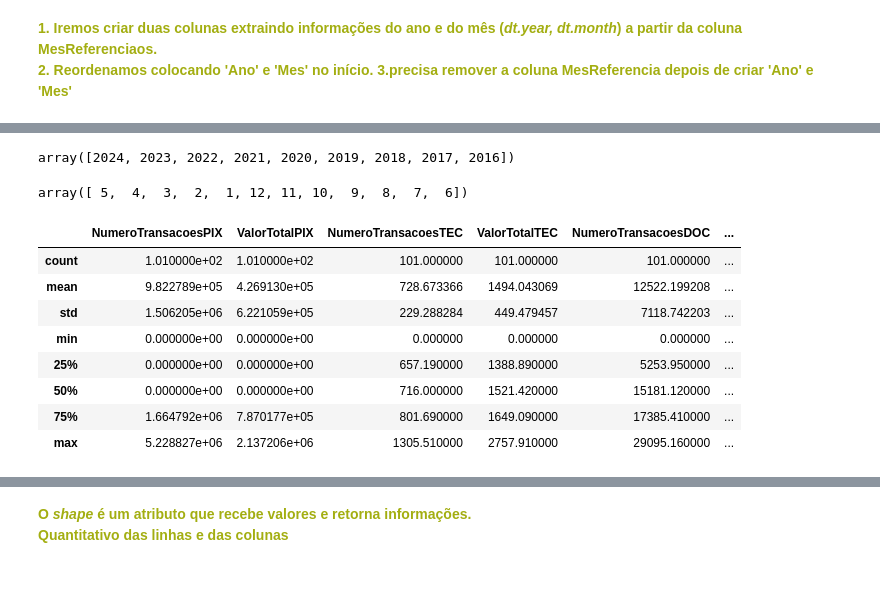
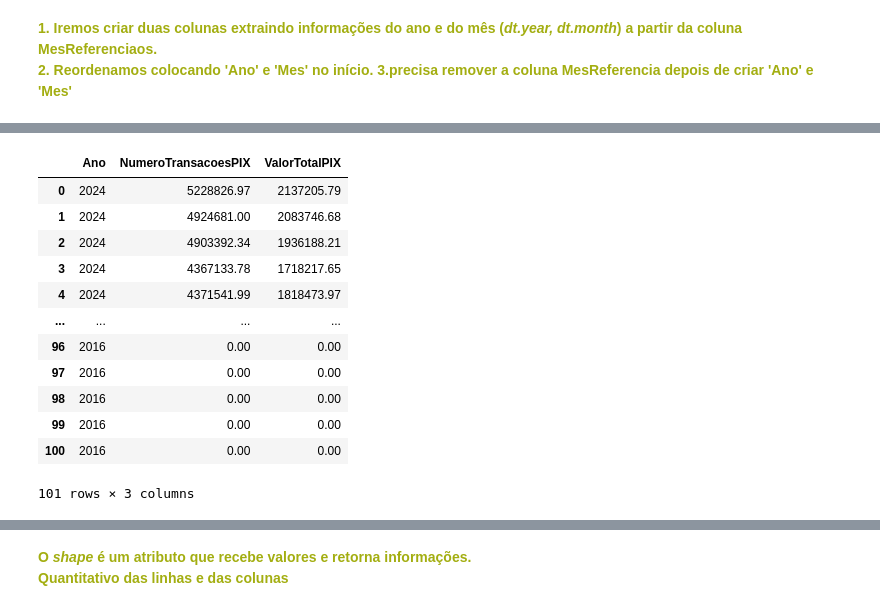
Before and after one commit to wallacee20/MetodoPagamentoBr, a Jupyter notebook: metodo_pagamento.ipynb, the cells around one changed output, grey strips where cells are left out. Saved outputs shown, nothing was run; the diff lists cells and outputs as text; code cells hidden in the pictures; blank space fills up the shorter version.

```diff
--- a/metodo_pagamento.ipynb
+++ b/metodo_pagamento.ipynb
@@ -176,22 +147,16 @@ display(df_backup)
-# %%
-pd.unique(df_backup['Ano'])
-# %% [output]
-array([2024, 2023, 2022, 2021, 2020, 2019, 2018, 2017, 2016])
-# %%
-pd.unique(df_backup['Mes'])
-# %% [output]
-array([ 5,  4,  3,  2,  1, 12, 11, 10,  9,  8,  7,  6])
-# %%
-colunas_com_zero = df_backup.columns[(df_backup == 0).any()]
-
-df_backup[colunas_com_zero].describe()
-# %% [output]
-|  | NumeroTransacoesPIX | ValorTotalPIX | NumeroTransacoesTEC | ValorTotalTEC | NumeroTransacoesDOC | ... |
-| count | 1.010000e+02 | 1.010000e+02 | 101.000000 | 101.000000 | 101.000000 | ... |
-| mean | 9.822789e+05 | 4.269130e+05 | 728.673366 | 1494.043069 | 12522.199208 | ... |
-| std | 1.506205e+06 | 6.221059e+05 | 229.288284 | 449.479457 | 7118.742203 | ... |
-| min | 0.000000e+00 | 0.000000e+00 | 0.000000 | 0.000000 | 0.000000 | ... |
-| 25% | 0.000000e+00 | 0.000000e+00 | 657.190000 | 1388.890000 | 5253.950000 | ... |
-| 50% | 0.000000e+00 | 0.000000e+00 | 716.000000 | 1521.420000 | 15181.120000 | ... |
-| 75% | 1.664792e+06 | 7.870177e+05 | 801.690000 | 1649.090000 | 17385.410000 | ... |
-| max | 5.228827e+06 | 2.137206e+06 | 1305.510000 | 2757.910000 | 29095.160000 | ... |
+# %%
+df_backup[['Ano', 'NumeroTransacoesPIX', 'ValorTotalPIX']]
+# %% [output]
+|  | Ano | NumeroTransacoesPIX | ValorTotalPIX |
+| 0 | 2024 | 5228826.97 | 2137205.79 |
+| 1 | 2024 | 4924681.00 | 2083746.68 |
+| 2 | 2024 | 4903392.34 | 1936188.21 |
+| 3 | 2024 | 4367133.78 | 1718217.65 |
+| 4 | 2024 | 4371541.99 | 1818473.97 |
+| ... | ... | ... | ... |
+| 96 | 2016 | 0.00 | 0.00 |
+| 97 | 2016 | 0.00 | 0.00 |
+| 98 | 2016 | 0.00 | 0.00 |
+| 99 | 2016 | 0.00 | 0.00 |
+| 100 | 2016 | 0.00 | 0.00 |
+101 rows × 3 columns
```
Also changed, not shown: parts of 23 cells of this notebook, 1 other file.
